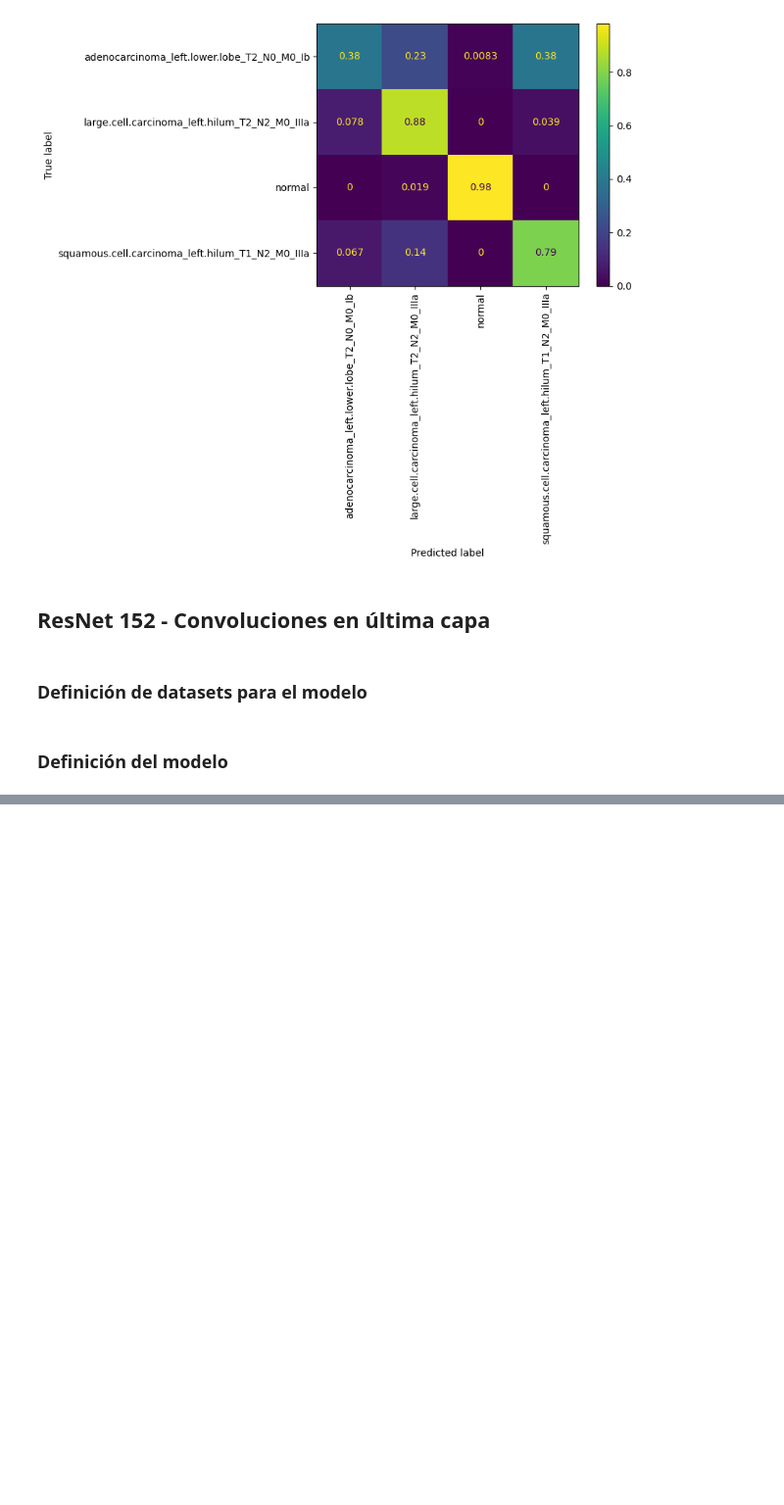
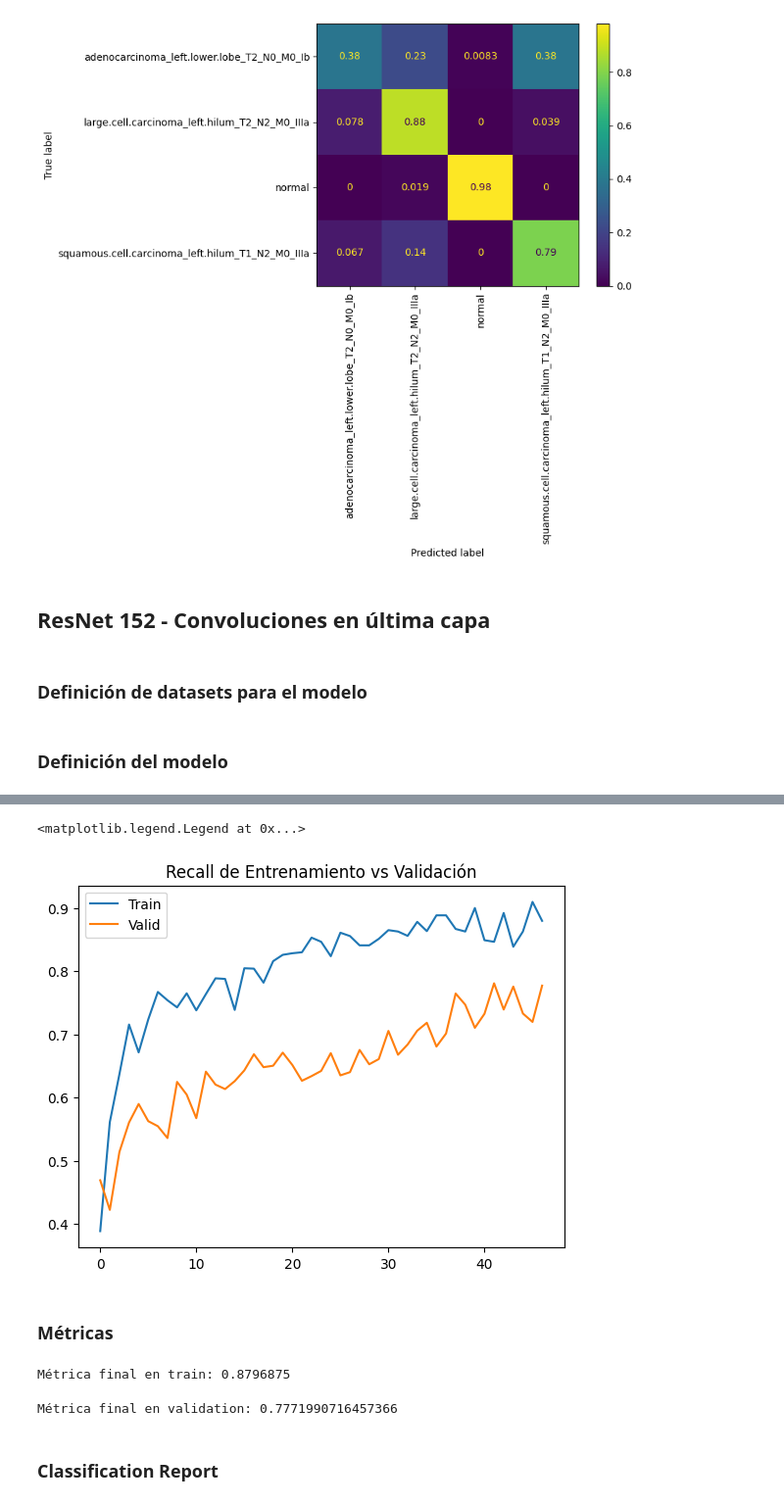
Before and after one commit to gasper-az/vision-computadora-II-trabajo-final, a Jupyter notebook: ResNet.ipynb, the cells around one changed output, grey strips where cells are left out. Shown at 98% size. Drawn from its saved outputs; the diff is of its cells as text; code cells hidden in the pictures; blank space fills up the shorter version.

```diff
--- a/ResNet.ipynb
+++ b/ResNet.ipynb
@@ -699,0 +767,20 @@ torchsummary.summary(resnet152_conv_model, input_size=(IMG_CHANNELS, IMG_HEIGHT,
+# %%
+plt.plot(history["train_metric"])
+plt.plot(history["valid_metric"])
+plt.title("Recall de Entrenamiento vs Validación")
+plt.legend(['Train', 'Valid'])
+# %% [output]
+<matplotlib.legend.Legend at 0x...>
+[figure, added]
+# %% [markdown]
+### Métricas
+# %%
+print(f"Métrica final en train: {history["train_metric"][-1]}")
+# %% [output]
+Métrica final en train: 0.8796875
+# %%
+print(f"Métrica final en validation: {history["valid_metric"][-1]}")
+# %% [output]
+Métrica final en validation: 0.7771990716457366
+# %% [markdown]
+### Classification Report
```
Also changed, not shown: parts of 31 cells of this notebook.
